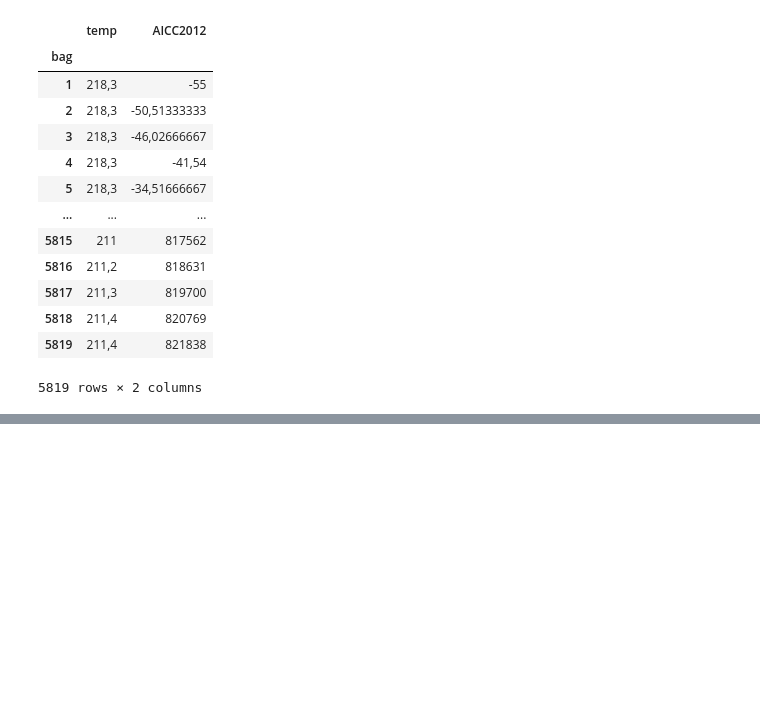
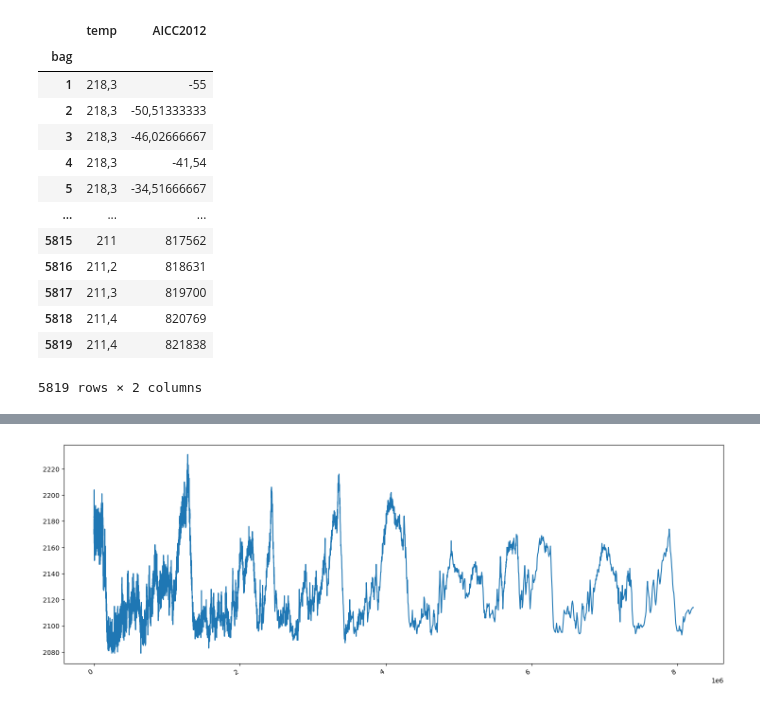
Before and after one commit to yimak/Programming_for_DA_project_2, a Jupyter notebook: project.ipynb, the cells around one changed output, grey strips where cells are left out. Saved outputs shown, nothing was run; the diff lists cells and outputs as text; code cells hidden in the pictures; blank space fills up the shorter version.

```diff
--- a/project.ipynb
+++ b/project.ipynb
@@ -63,0 +88,22 @@ dff
+# %%
+import matplotlib.pyplot as plt
+import pandas as pd
+
+# Read the CSV file
+AICC = pd.read_csv('Temperature Jouzel AICC.csv')
+
+# configure image size
+plt.figure(figsize=(18, 6))
+
+# define X and Y axis
+x_axis = AICC['AICC2012']
+y_axis = AICC['temp']
+plt.plot(x_axis, y_axis)
+
+# Rotate and align x-axis tick labels
+plt.xticks(rotation=30, ha='right')
+
+
+plt.show()
+# %% [output]
+[figure, added]
```
Also changed, not shown: parts of 2 cells of this notebook, 5 other files.
